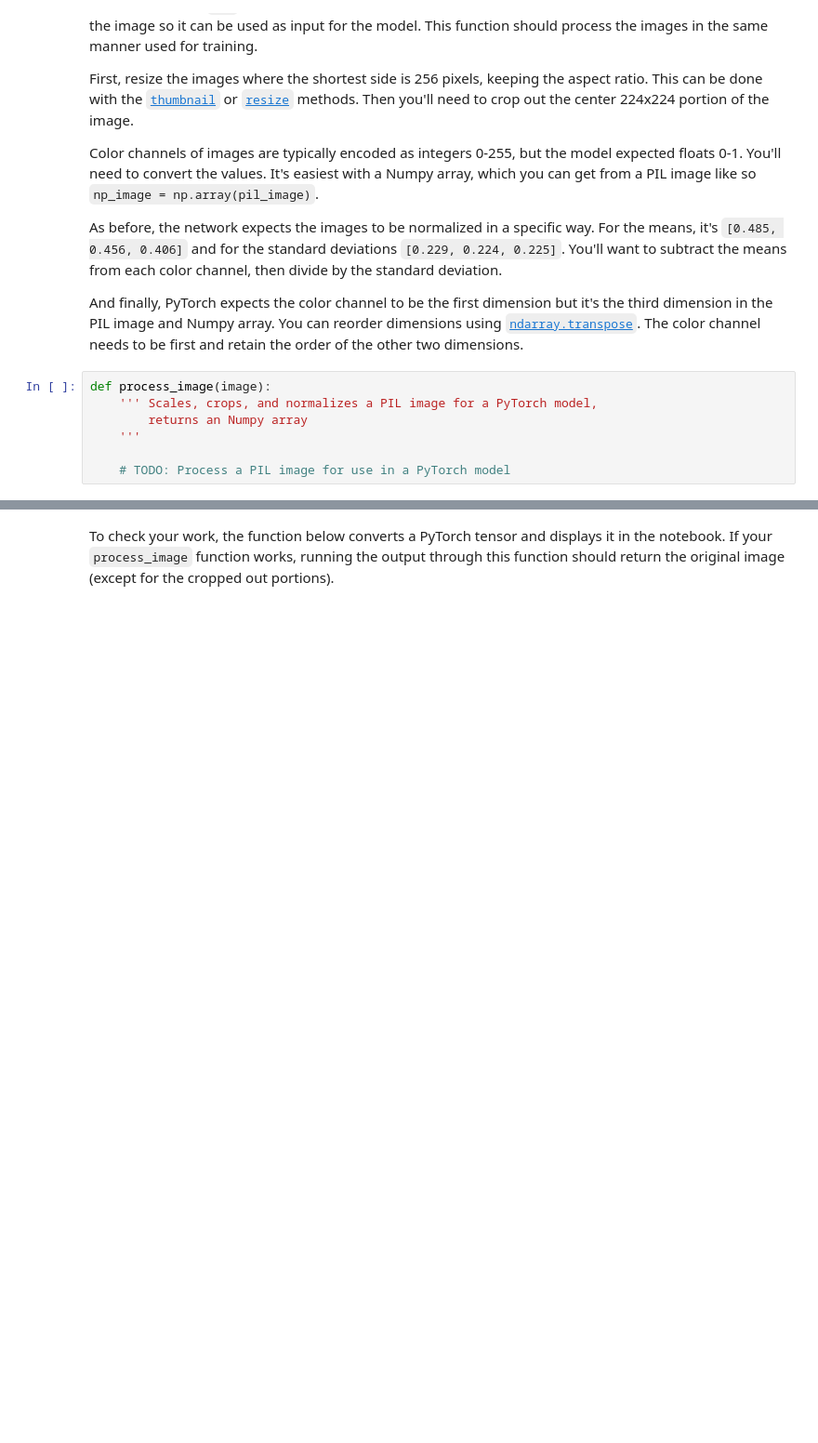
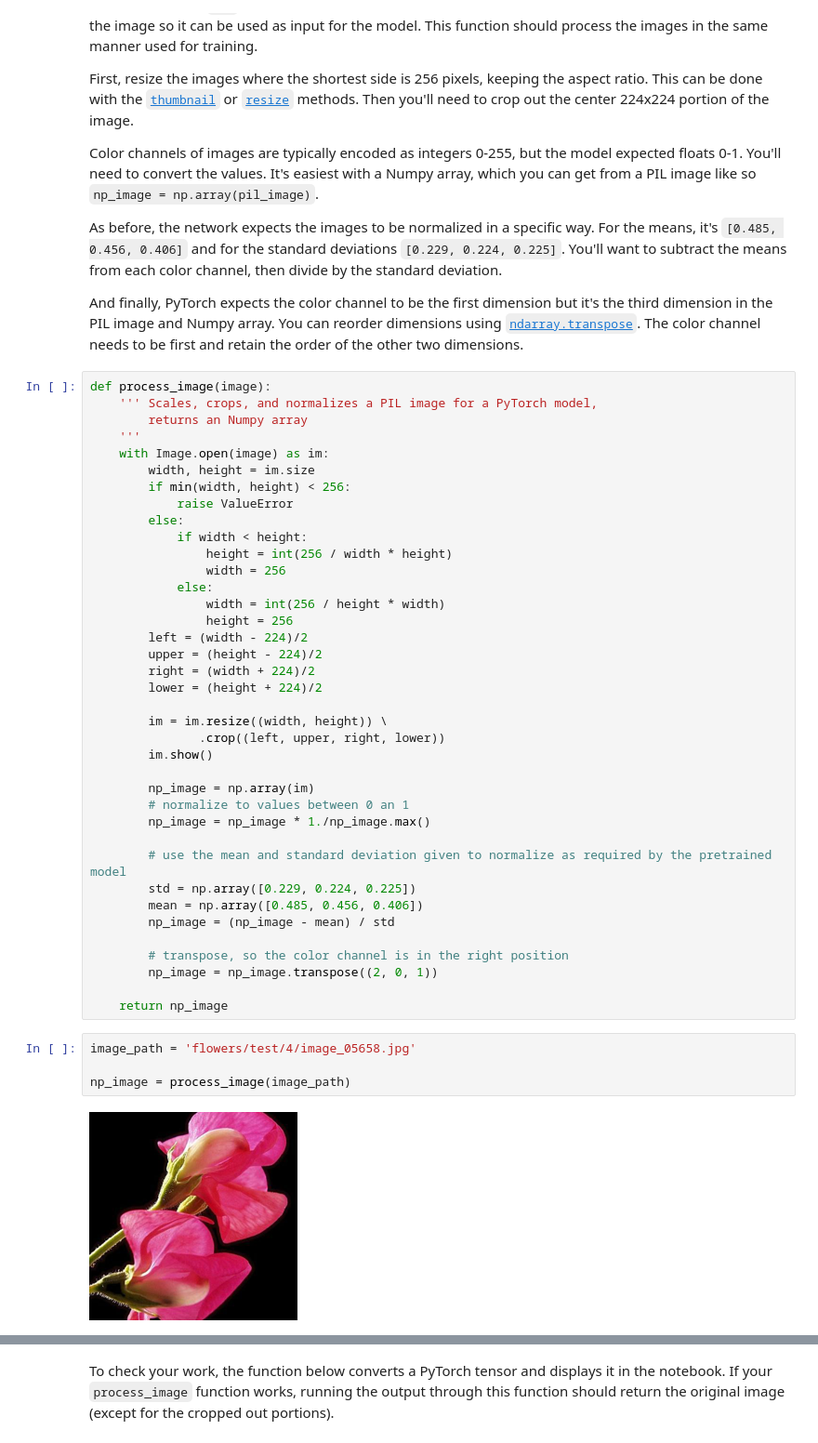
Before and after one commit to lestoef/aipnd-project, a Jupyter notebook: Image Classifier Project.ipynb, the cells around one changed output, grey strips where cells are left out. Shown: that part at 93% size. Cells and saved outputs as stored; diff of their text form; blank space fills up the shorter version.

```diff
--- a/Image Classifier Project.ipynb
+++ b/Image Classifier Project.ipynb
@@ -395,10 +392,47 @@ Color channels of images are typically encoded as integers 0-255, but the model
 As before, the network expects the images to be normalized in a specific way. For the means, it's `[0.485, 0.456, 0.406]` and for the standard deviations `[0.229, 0.224, 0.225]`. You'll want to subtract the means from each color channel, then divide by the standard deviation.
 
 And finally, PyTorch expects the color channel to be the first dimension but it's the third dimension in the PIL image and Numpy array. You can reorder dimensions using [`ndarray.transpose`](https://docs.scipy.org/doc/numpy-1.13.0/reference/generated/numpy.ndarray.transpose.html). The color channel needs to be first and retain the order of the other two dimensions.
-# %%
-def process_image(image):
-    ''' Scales, crops, and normalizes a PIL image for a PyTorch model,
-        returns an Numpy array
-    '''
-
-    # TODO: Process a PIL image for use in a PyTorch model
+# %%
+def process_image(image):
+    ''' Scales, crops, and normalizes a PIL image for a PyTorch model,
+        returns an Numpy array
+    '''
+    with Image.open(image) as im:
+        width, height = im.size
+        if min(width, height) < 256:
+            raise ValueError
+        else:
+            if width < height:
+                height = int(256 / width * height)
+                width = 256
+            else:
+                width = int(256 / height * width)
+                height = 256
+        left = (width - 224)/2
+        upper = (height - 224)/2
+        right = (width + 224)/2
+        lower = (height + 224)/2
+
+        im = im.resize((width, height)) \
+               .crop((left, upper, right, lower))
+        im.show()
+
+        np_image = np.array(im)
+        # normalize to values between 0 an 1
+        np_image = np_image * 1./np_image.max()
+
+        # use the mean and standard deviation given to normalize as required by the pretrained model
+        std = np.array([0.229, 0.224, 0.225])
+        mean = np.array([0.485, 0.456, 0.406])
+        np_image = (np_image - mean) / std
+
+        # transpose, so the color channel is in the right position
+        np_image = np_image.transpose((2, 0, 1))
+
+    return np_image
+# %%
+image_path = 'flowers/test/4/image_05658.jpg'
+
+np_image = process_image(image_path)
+# %% [output]
+[figure, added]
```
Also changed, not shown: parts of 4 cells of this notebook.
